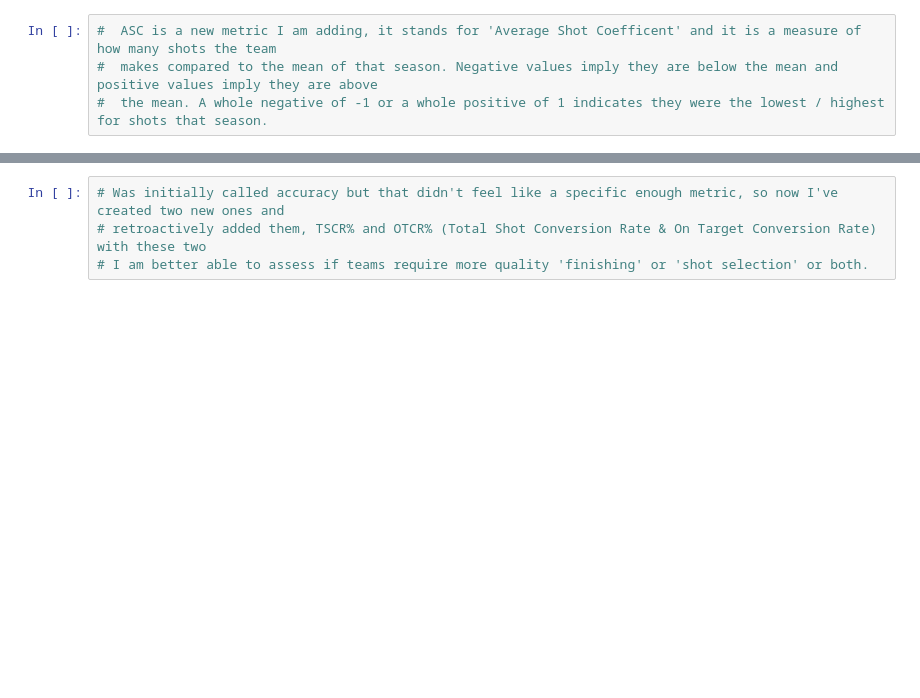
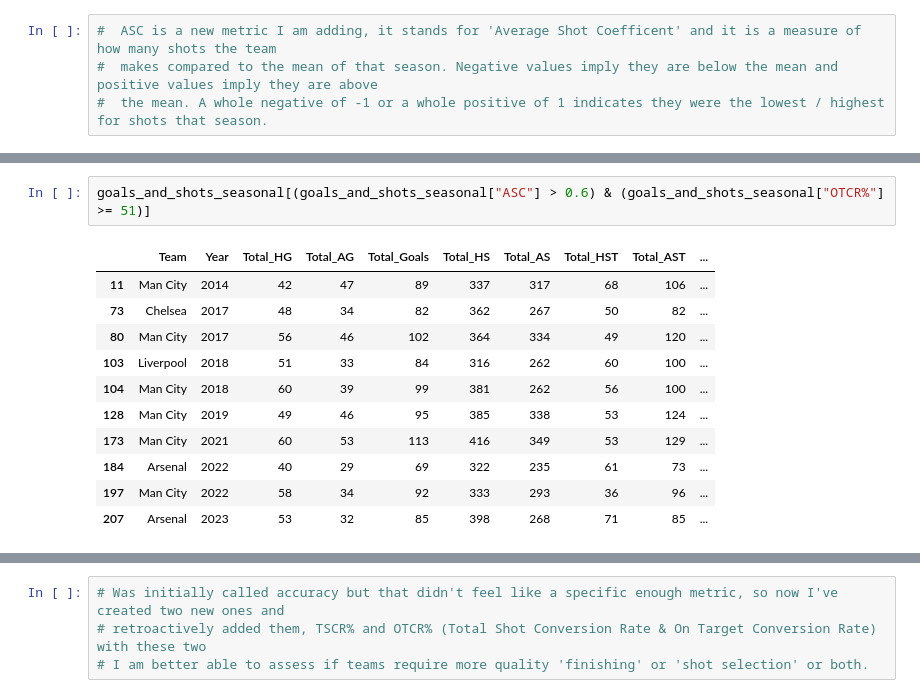
Before and after one commit to SmithNJ13/data_analysis, a Jupyter notebook: analysis.ipynb, the cells around one changed output, grey strips where cells are left out. Drawn from its saved outputs; the diff is of its cells as text; blank space fills up the shorter version.

```diff
--- a/analysis.ipynb
+++ b/analysis.ipynb
@@ -1416,0 +1428,14 @@ goals_and_shots_seasonal.sort_values(by="ASC", ascending=False).tail(20)
+# %%
+goals_and_shots_seasonal[(goals_and_shots_seasonal["ASC"] > 0.6) & (goals_and_shots_seasonal["OTCR%"] >= 51)]
+# %% [output]
+|  | Team | Year | Total_HG | Total_AG | Total_Goals | Total_HS | Total_AS | Total_HST | Total_AST | ... |
+| 11 | Man City | 2014 | 42 | 47 | 89 | 337 | 317 | 68 | 106 | ... |
+| 73 | Chelsea | 2017 | 48 | 34 | 82 | 362 | 267 | 50 | 82 | ... |
+| 80 | Man City | 2017 | 56 | 46 | 102 | 364 | 334 | 49 | 120 | ... |
+| 103 | Liverpool | 2018 | 51 | 33 | 84 | 316 | 262 | 60 | 100 | ... |
+| 104 | Man City | 2018 | 60 | 39 | 99 | 381 | 262 | 56 | 100 | ... |
+| 128 | Man City | 2019 | 49 | 46 | 95 | 385 | 338 | 53 | 124 | ... |
+| 173 | Man City | 2021 | 60 | 53 | 113 | 416 | 349 | 53 | 129 | ... |
+| 184 | Arsenal | 2022 | 40 | 29 | 69 | 322 | 235 | 61 | 73 | ... |
+| 197 | Man City | 2022 | 58 | 34 | 92 | 333 | 293 | 36 | 96 | ... |
+| 207 | Arsenal | 2023 | 53 | 32 | 85 | 398 | 268 | 71 | 85 | ... |
```
Also changed, not shown: parts of 7 cells of this notebook, 4 other files.
